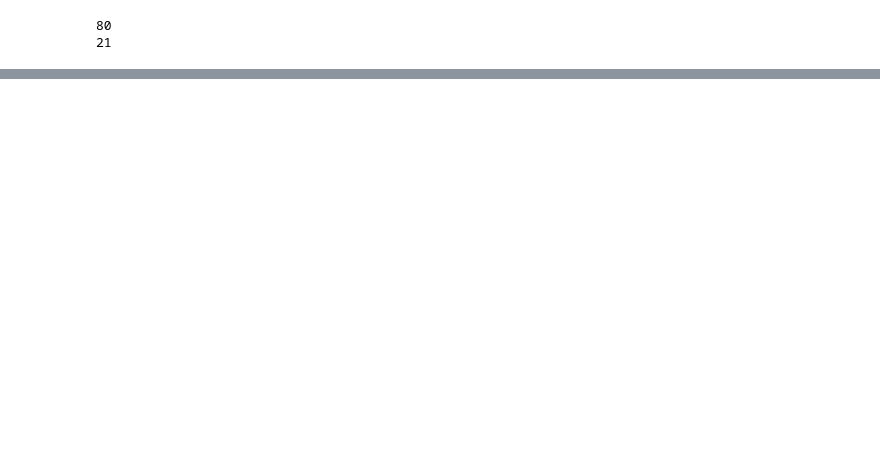
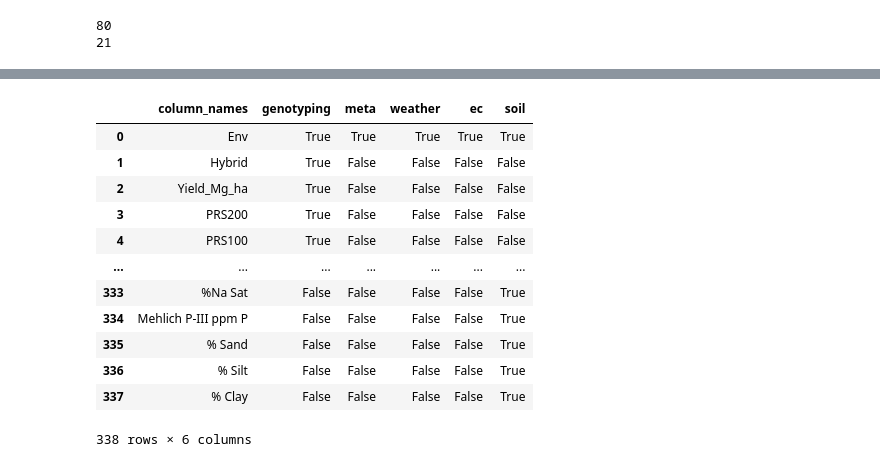
Before and after one commit to robertkhu/maize_gxe, a Jupyter notebook: analysis/feature_selection/feature_selection_with_genotype.ipynb, the cells around one changed output, grey strips where cells are left out. Saved outputs shown, nothing was run; the diff lists cells and outputs as text; code cells hidden in the pictures; blank space fills up the shorter version.

```diff
--- a/analysis/feature_selection/feature_selection_with_genotype.ipynb
+++ b/analysis/feature_selection/feature_selection_with_genotype.ipynb
@@ -234,0 +173,16 @@ feature_yield_corr
+# %%
+feature_col_sep
+# %% [output]
+|  | column_names | genotyping | meta | weather | ec | soil |
+| 0 | Env | True | True | True | True | True |
+| 1 | Hybrid | True | False | False | False | False |
+| 2 | Yield_Mg_ha | True | False | False | False | False |
+| 3 | PRS200 | True | False | False | False | False |
+| 4 | PRS100 | True | False | False | False | False |
+| ... | ... | ... | ... | ... | ... | ... |
+| 333 | %Na Sat | False | False | False | False | True |
+| 334 | Mehlich P-III ppm P | False | False | False | False | True |
+| 335 | % Sand | False | False | False | False | True |
+| 336 | % Silt | False | False | False | False | True |
+| 337 | % Clay | False | False | False | False | True |
+338 rows × 6 columns
```
Also changed, not shown: parts of 27 cells of this notebook, 5 other files.
